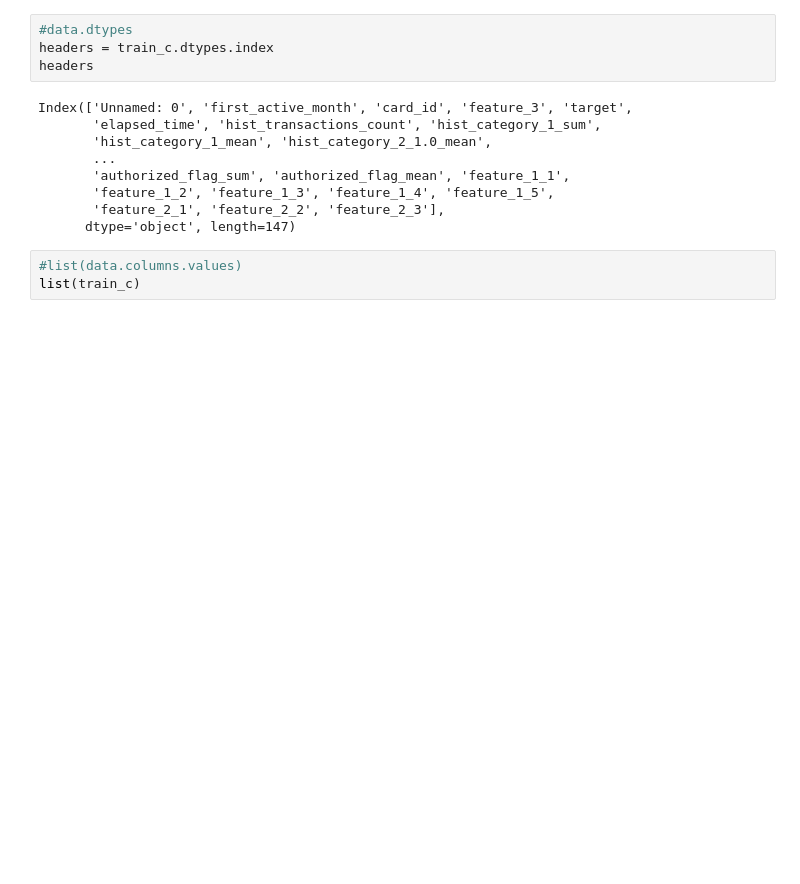
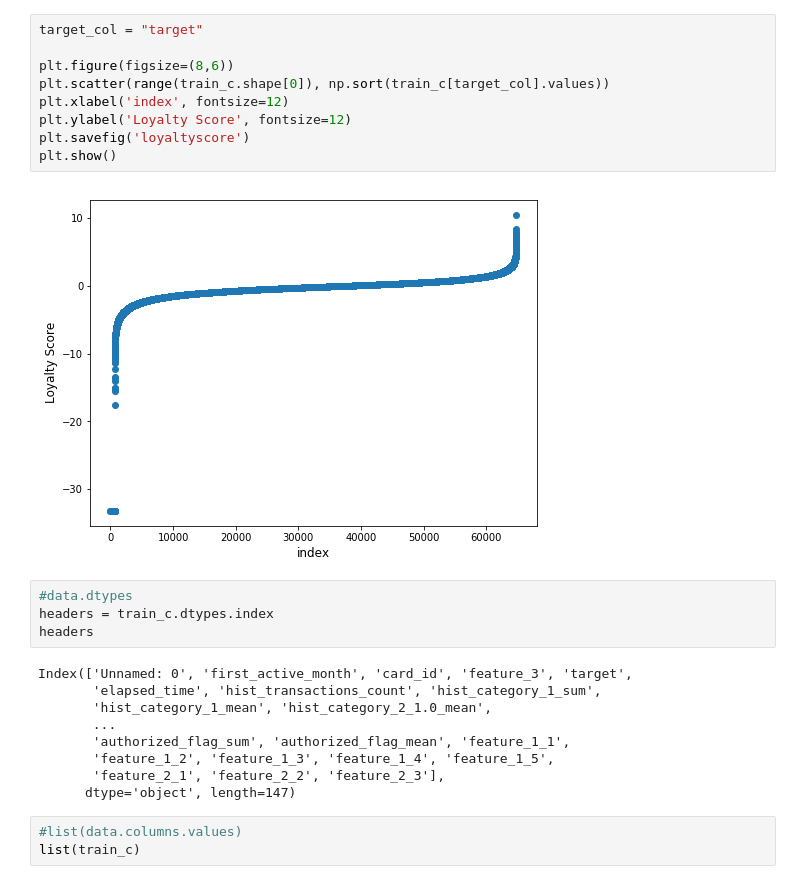
Before and after one commit to Jonheston/final_project, a Jupyter notebook: analysis_DS.ipynb, the cells around one changed output. Saved outputs shown, nothing was run; the diff lists cells and outputs as text; blank space fills up the shorter version.

```diff
--- a/analysis_DS.ipynb
+++ b/analysis_DS.ipynb
@@ -37,6 +45,17 @@ train_c
 | 201905 | 201905 | 6/1/17 | C_ID_75a2251acf | 1 | 1.182343 | 245 | 20.0 | ... |
 | 201916 | 201916 | 7/1/17 | C_ID_92c9984c58 | 1 | -1.859413 | 215 | 16.0 | ... |
 64823 rows × 147 columns
+# %%
+target_col = "target"
+
+plt.figure(figsize=(8,6))
+plt.scatter(range(train_c.shape[0]), np.sort(train_c[target_col].values))
+plt.xlabel('index', fontsize=12)
+plt.ylabel('Loyalty Score', fontsize=12)
+plt.savefig('loyaltyscore')
+plt.show()
+# %% [output]
+[figure, added]
 # %%
 #data.dtypes
 headers = train_c.dtypes.index
```
Also changed, not shown: parts of 27 cells of this notebook.
